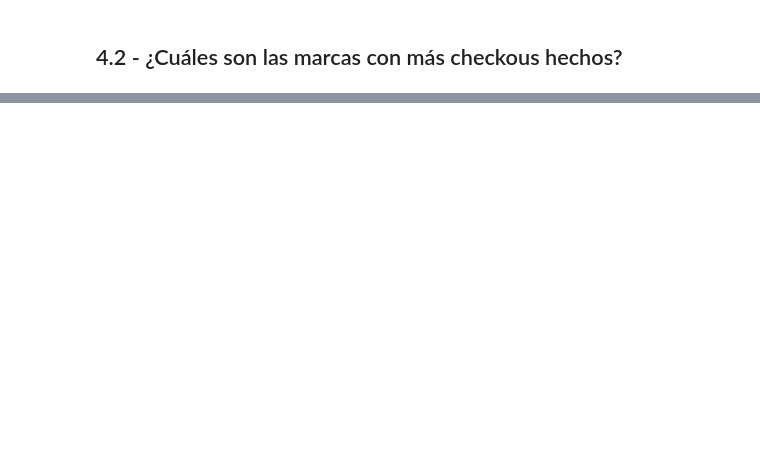
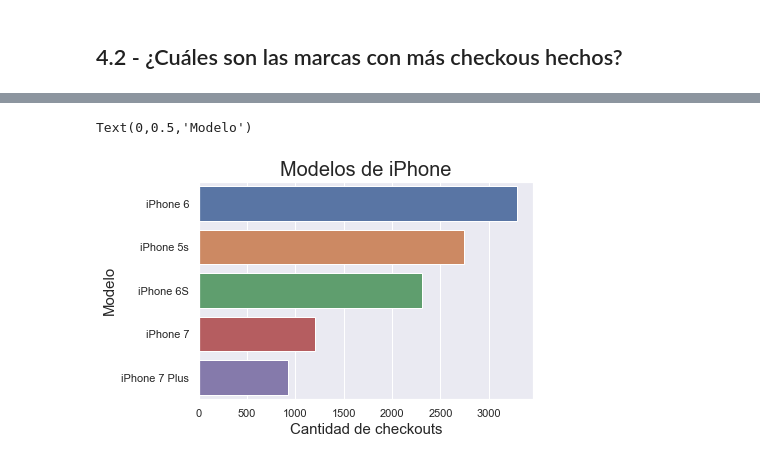
Before and after one commit to asilvestri2020/7506_2C2018, a Jupyter notebook: TP1/Informe_TP1.ipynb, the cells around one changed output, grey strips where cells are left out. Cells and saved outputs as stored; diff of their text form; code cells hidden in the pictures; blank space fills up the shorter version.

```diff
--- a/TP1/Informe_TP1.ipynb
+++ b/TP1/Informe_TP1.ipynb
@@ -305,0 +342,9 @@ g.set_ylabel("Marca del Equipo", fontsize=15)
+# %%
+checkouts_II = checkouts_I['model'].value_counts()
+g = sns.barplot(x=checkouts_II.head(5).values, y=checkouts_II.head(5).index, orient='h')
+g.set_title("Modelos de iPhone", fontsize=20)
+g.set_xlabel("Cantidad de checkouts", fontsize=15)
+g.set_ylabel("Modelo", fontsize=15)
+# %% [output]
+Text(0,0.5,'Modelo')
+[figure, added]
```
Also changed, not shown: parts of 22 cells of this notebook, 1 other file.
